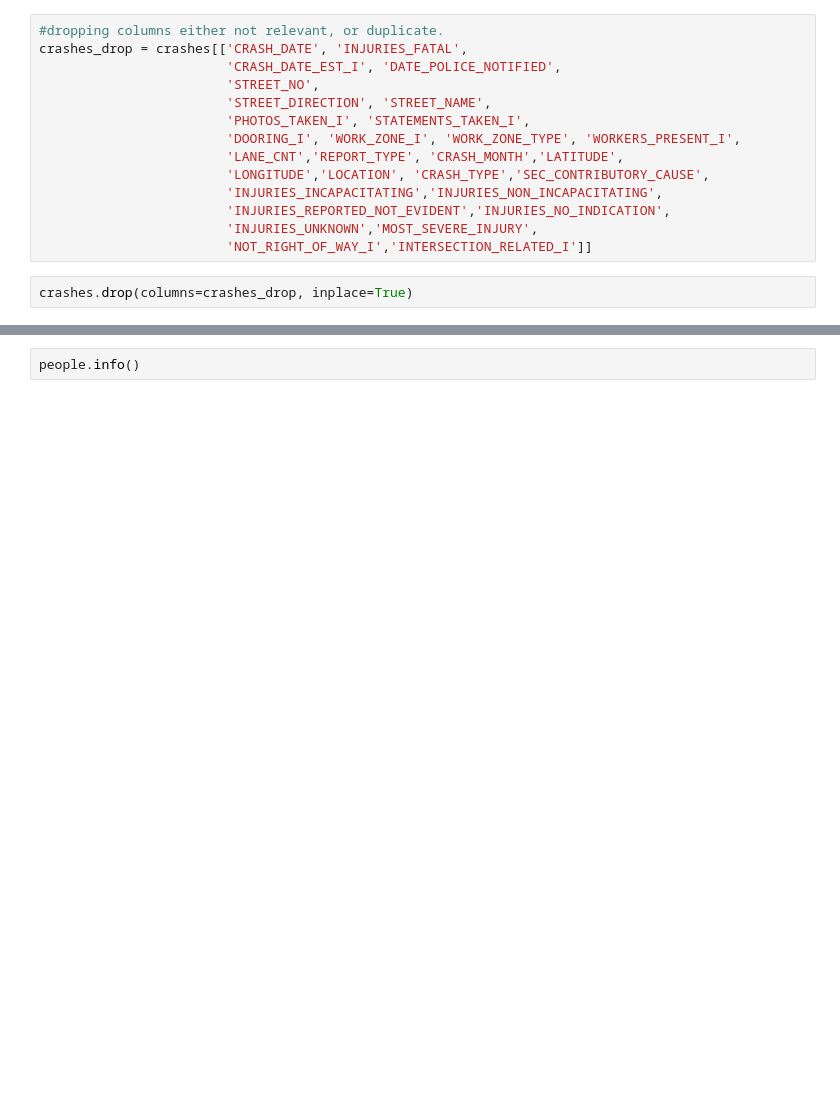
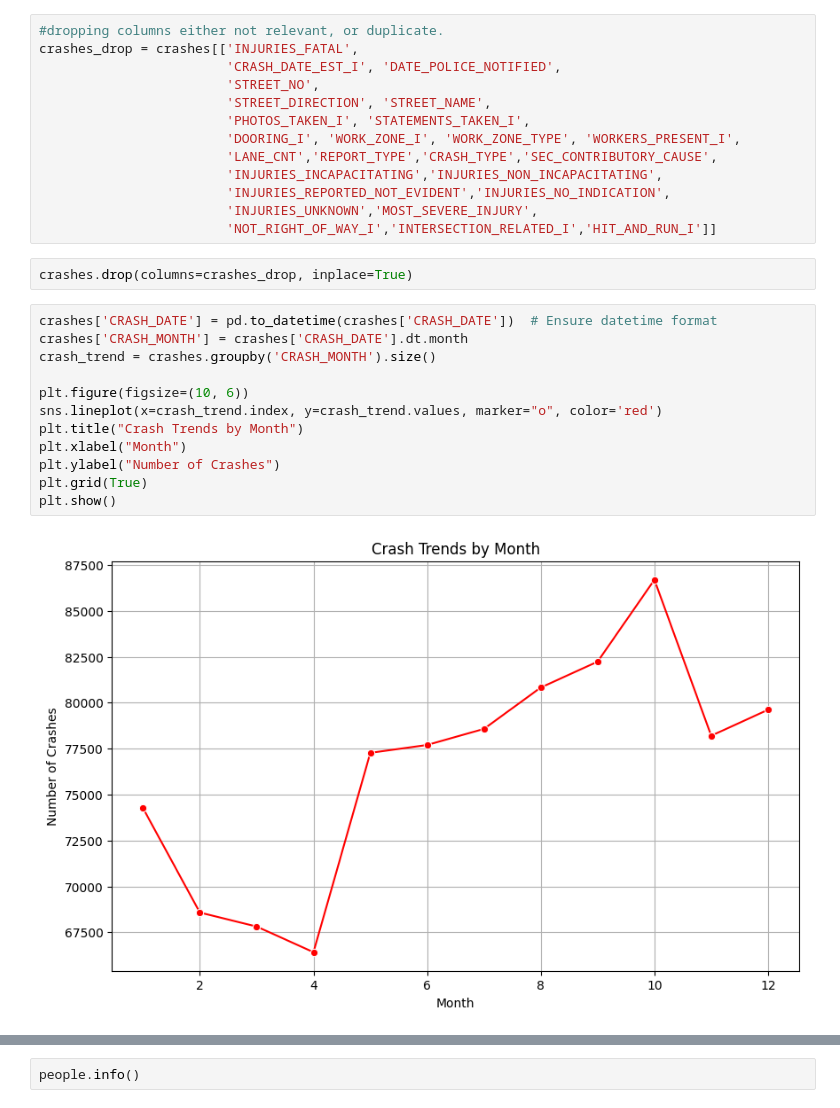
Before and after one commit to clonedSemicolon/Crash-Predictor, a Jupyter notebook: Car_Crash_Prediction.ipynb, the cells around one changed output, grey strips where cells are left out. Cells and saved outputs as stored; diff of their text form; blank space fills up the shorter version.

```diff
--- a/Car_Crash_Prediction.ipynb
+++ b/Car_Crash_Prediction.ipynb
@@ -121,16 +54,29 @@ memory usage: 336.2+ MB
 # %%
 #dropping columns either not relevant, or duplicate.
-crashes_drop = crashes[['CRASH_DATE', 'INJURIES_FATAL',
+crashes_drop = crashes[['INJURIES_FATAL',
                         'CRASH_DATE_EST_I', 'DATE_POLICE_NOTIFIED',
                         'STREET_NO',
                         'STREET_DIRECTION', 'STREET_NAME',
                         'PHOTOS_TAKEN_I', 'STATEMENTS_TAKEN_I',
                         'DOORING_I', 'WORK_ZONE_I', 'WORK_ZONE_TYPE', 'WORKERS_PRESENT_I',
-                        'LANE_CNT','REPORT_TYPE', 'CRASH_MONTH','LATITUDE',
-                        'LONGITUDE','LOCATION', 'CRASH_TYPE','SEC_CONTRIBUTORY_CAUSE',
+                        'LANE_CNT','REPORT_TYPE','CRASH_TYPE','SEC_CONTRIBUTORY_CAUSE',
                         'INJURIES_INCAPACITATING','INJURIES_NON_INCAPACITATING',
                         'INJURIES_REPORTED_NOT_EVIDENT','INJURIES_NO_INDICATION',
                         'INJURIES_UNKNOWN','MOST_SEVERE_INJURY',
-                        'NOT_RIGHT_OF_WAY_I','INTERSECTION_RELATED_I']]
+                        'NOT_RIGHT_OF_WAY_I','INTERSECTION_RELATED_I','HIT_AND_RUN_I']]
 # %%
 crashes.drop(columns=crashes_drop, inplace=True)
+# %%
+crashes['CRASH_DATE'] = pd.to_datetime(crashes['CRASH_DATE'])  # Ensure datetime format
+crashes['CRASH_MONTH'] = crashes['CRASH_DATE'].dt.month
+crash_trend = crashes.groupby('CRASH_MONTH').size()
+
+plt.figure(figsize=(10, 6))
+sns.lineplot(x=crash_trend.index, y=crash_trend.values, marker="o", color='red')
+plt.title("Crash Trends by Month")
+plt.xlabel("Month")
+plt.ylabel("Number of Crashes")
+plt.grid(True)
+plt.show()
+# %% [output]
+[figure, added]
```
Also changed, not shown: parts of 40 cells of this notebook.
